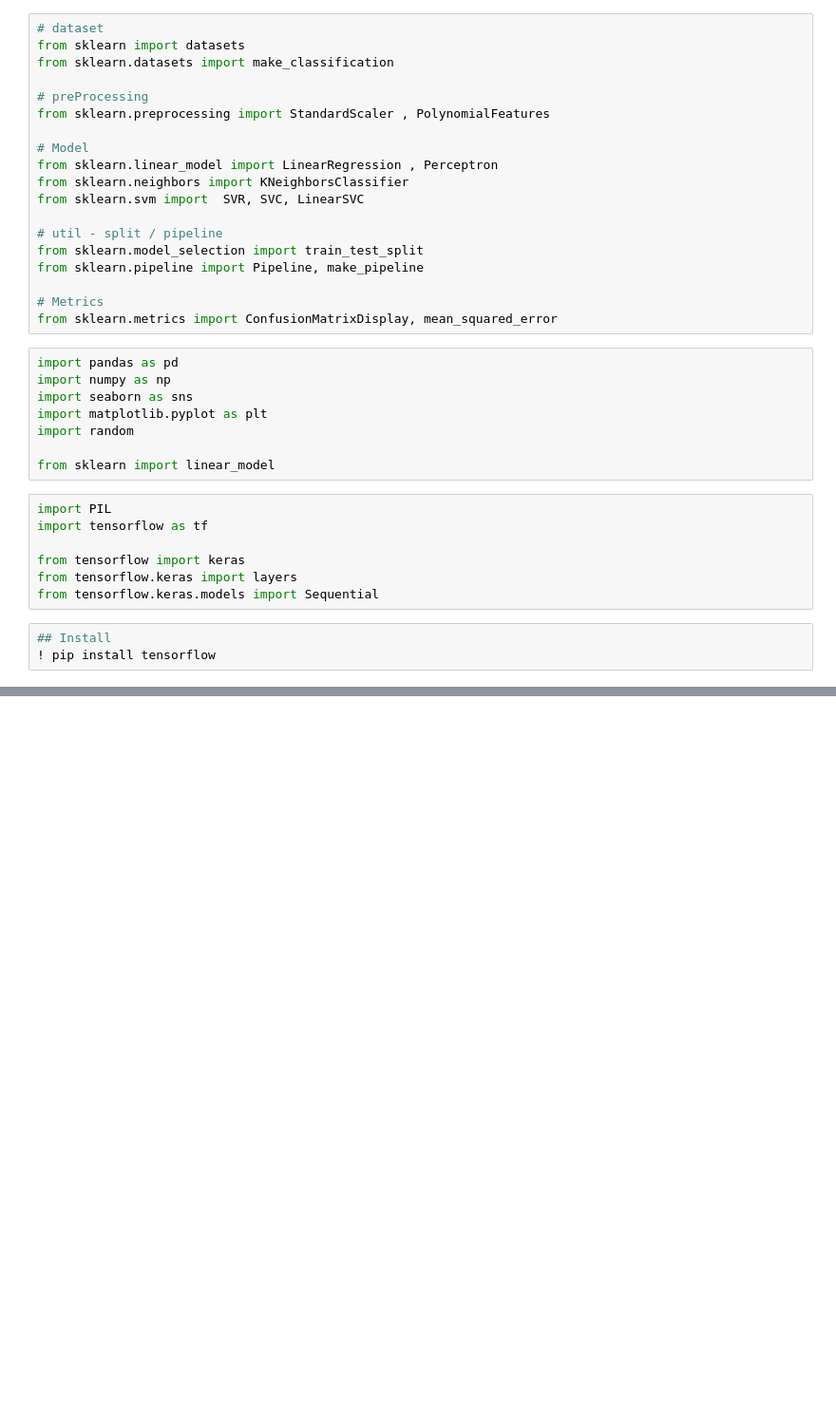
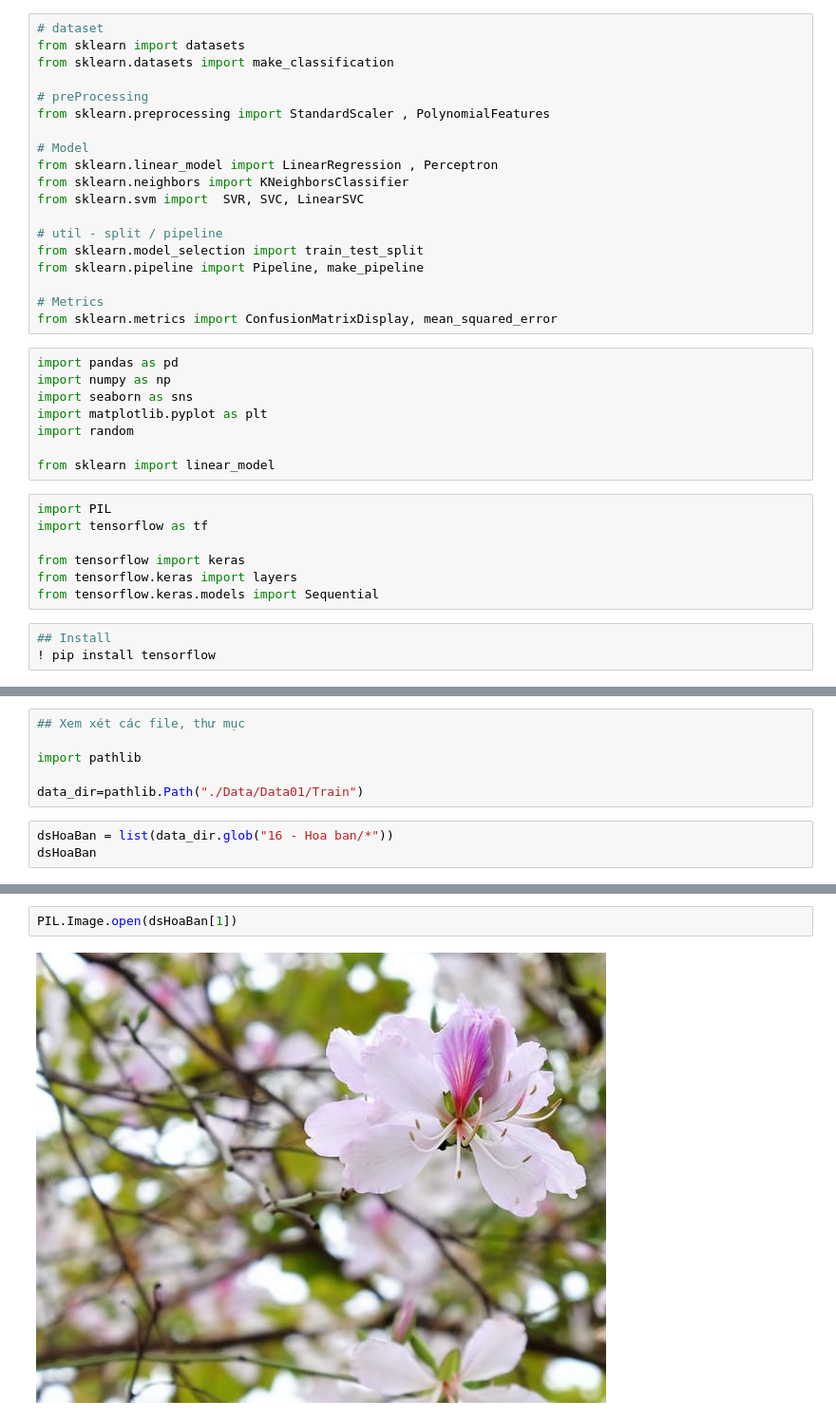
Before and after one commit to AdTekDev/EmT.DS, a Jupyter notebook: 08-Data/EmT.T3.W08.IMG.ipynb, the cells around one changed output, grey strips where cells are left out. Shown: that part at 95% size. Drawn from its saved outputs; the diff is of its cells as text; blank space fills up the shorter version.

```diff
--- a/08-Data/EmT.T3.W08.IMG.ipynb
+++ b/08-Data/EmT.T3.W08.IMG.ipynb
@@ -39,0 +62,9 @@ from tensorflow.keras.models import Sequential
+# %%
+## Xem xét các file, thư mục
+
+import pathlib
+
+data_dir=pathlib.Path("./Data/Data01/Train")
+# %%
+dsHoaBan = list(data_dir.glob("16 - Hoa ban/*"))
+dsHoaBan
@@ -39,0 +87,4 @@ from tensorflow.keras.models import Sequential
+# %%
+PIL.Image.open(dsHoaBan[1])
+# %% [output]
+[figure, added]
```
Also changed, not shown: parts of 2 cells of this notebook.
